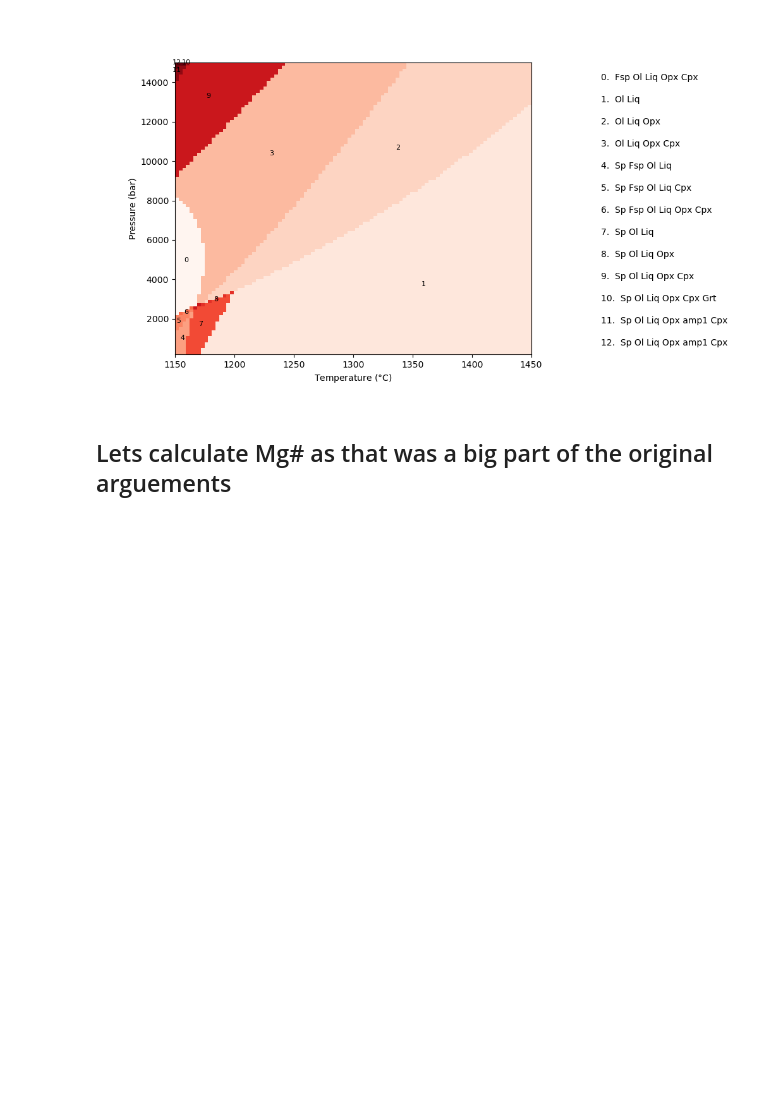
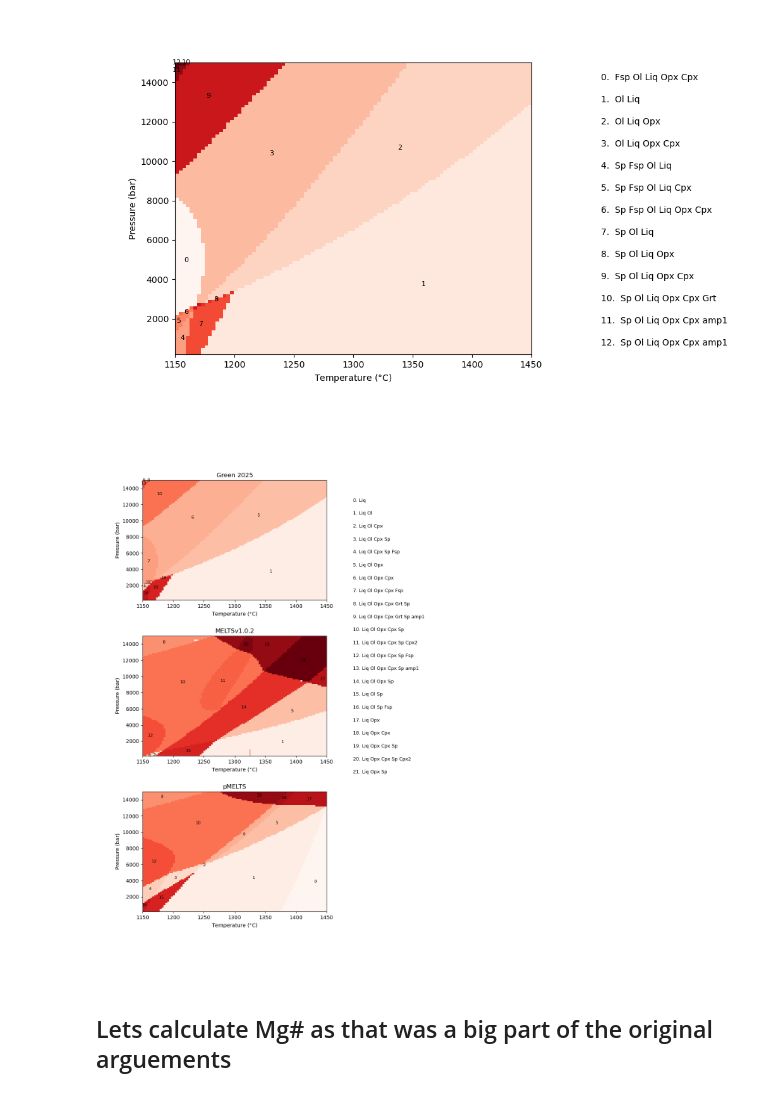
Before and after one commit to gleesonm1/PetThermoTools, a Jupyter notebook: docs/Examples/PhaseDiagrams/PhaseDiagram_example_MaunaLoa.ipynb, the cells around one changed output. Saved outputs shown, nothing was run; the diff lists cells and outputs as text; code cells hidden in the pictures; blank space fills up the shorter version.

```diff
--- a/docs/Examples/PhaseDiagrams/PhaseDiagram_example_MaunaLoa.ipynb
+++ b/docs/Examples/PhaseDiagrams/PhaseDiagram_example_MaunaLoa.ipynb
@@ -117,6 +117,12 @@ Res_green = ptt.phaseDiagram_calc(Model = "Green2025", bulk = Prim_MELT,
 f, a = ptt.plot_phaseDiagram(Combined = Res_green)
 # %% [output]
 [figure]
+# %%
+f, a = ptt.plot_phaseDiagram_multi({"Green 2025": Res_green,
+                                    "MELTSv1.0.2": Res_M12,
+                                    "pMELTS": Res_pMELTS})
+# %% [output]
+[figure, added]
 # %% [markdown]
 ## Lets calculate Mg# as that was a big part of the original arguements
 # %%
```
Also changed, not shown: parts of 3 cells of this notebook, 18 other files.
